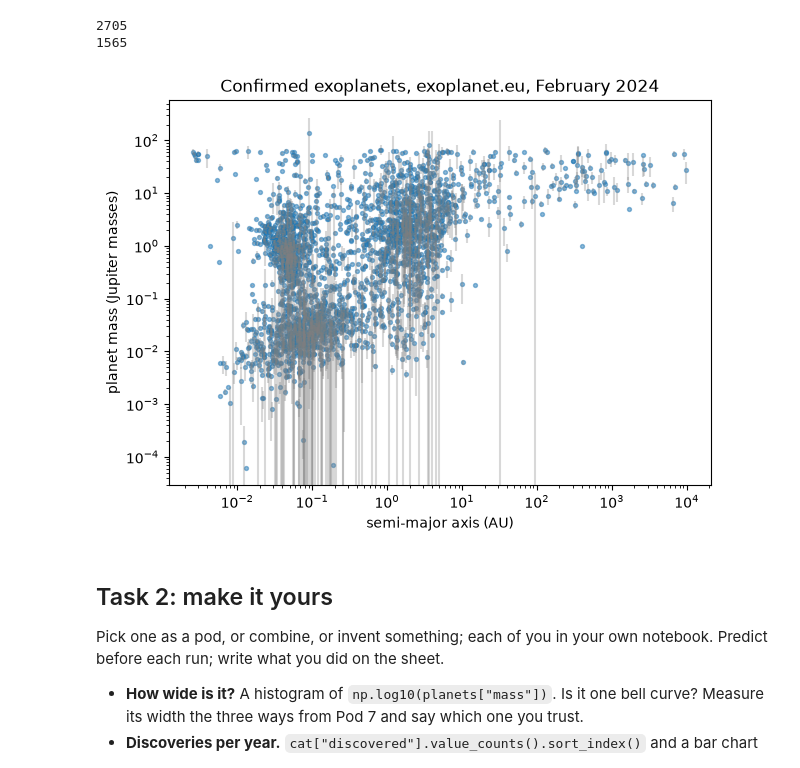
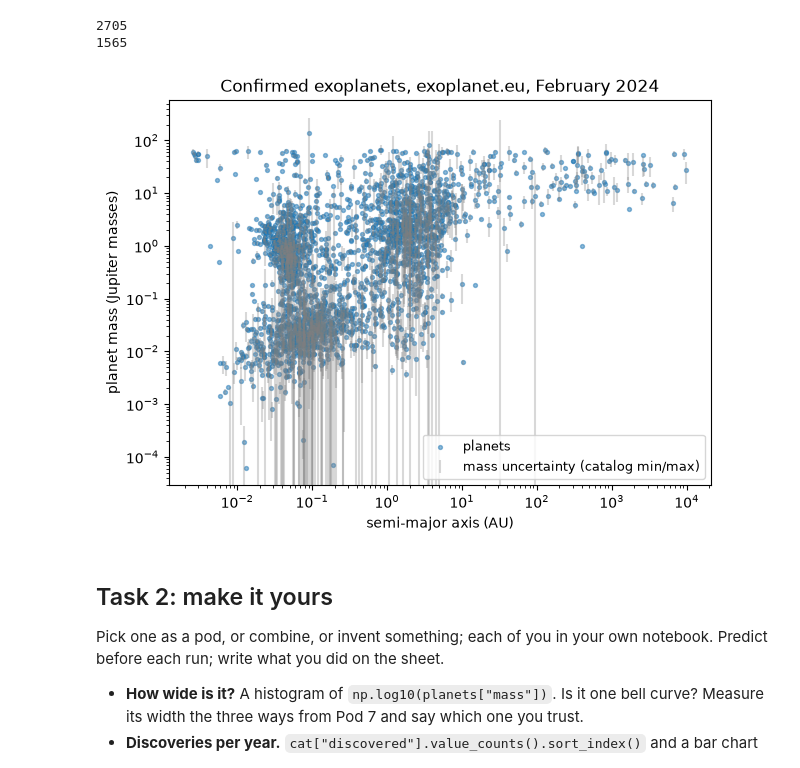
Before and after one commit to careless-error/astr119-fall2026, a Jupyter notebook: module-4/tables.ipynb, the cells around one changed output. Drawn from its saved outputs; the diff is of its cells as text; code cells hidden in the pictures.

```diff
--- a/module-4/tables.ipynb
+++ b/module-4/tables.ipynb
@@ -186,19 +186,21 @@ print(has_mass_no_radius.sum())
 # %%
 # 1.4  The figure: planet mass against distance from the star, for the planets that have both. Predict the shape of the cloud.
 fig, ax = plt.subplots(figsize=(7, 5))
-ax.scatter(planets["semi_major_axis"], planets["mass"], s=8, alpha=0.5)
+ax.scatter(planets["semi_major_axis"], planets["mass"], s=8, alpha=0.5, label="planets")
 ax.set_xscale("log")
 ax.set_yscale("log")
 ax.set_xlabel("semi-major axis (AU)")
 ax.set_ylabel("planet mass (Jupiter masses)")
 ax.set_title("Confirmed exoplanets, exoplanet.eu, February 2024")
 ax.errorbar(planets["semi_major_axis"], planets["mass"],
              yerr=[planets["mass_error_min"], planets["mass_error_max"]],
-             fmt='none', markersize=0, alpha=0.3, ecolor='gray', capsize=0)
+             fmt='none', markersize=0, alpha=0.3, ecolor='gray', capsize=0,
+             label="mass uncertainty (catalog min/max)")
+ax.legend(loc="lower right", fontsize=9)
 fig.savefig("exoplanets_mass_vs_a.png")
 # Bonus: error bars. The catalog has mass_error_min and mass_error_max; look up ax.errorbar and add them to the figure.
 # %% [output]
-[figure, old version]
+[figure, new version]
 # %% [markdown]
 ## Task 2: make it yours
 
```
Also changed, not shown: 1 other file.
